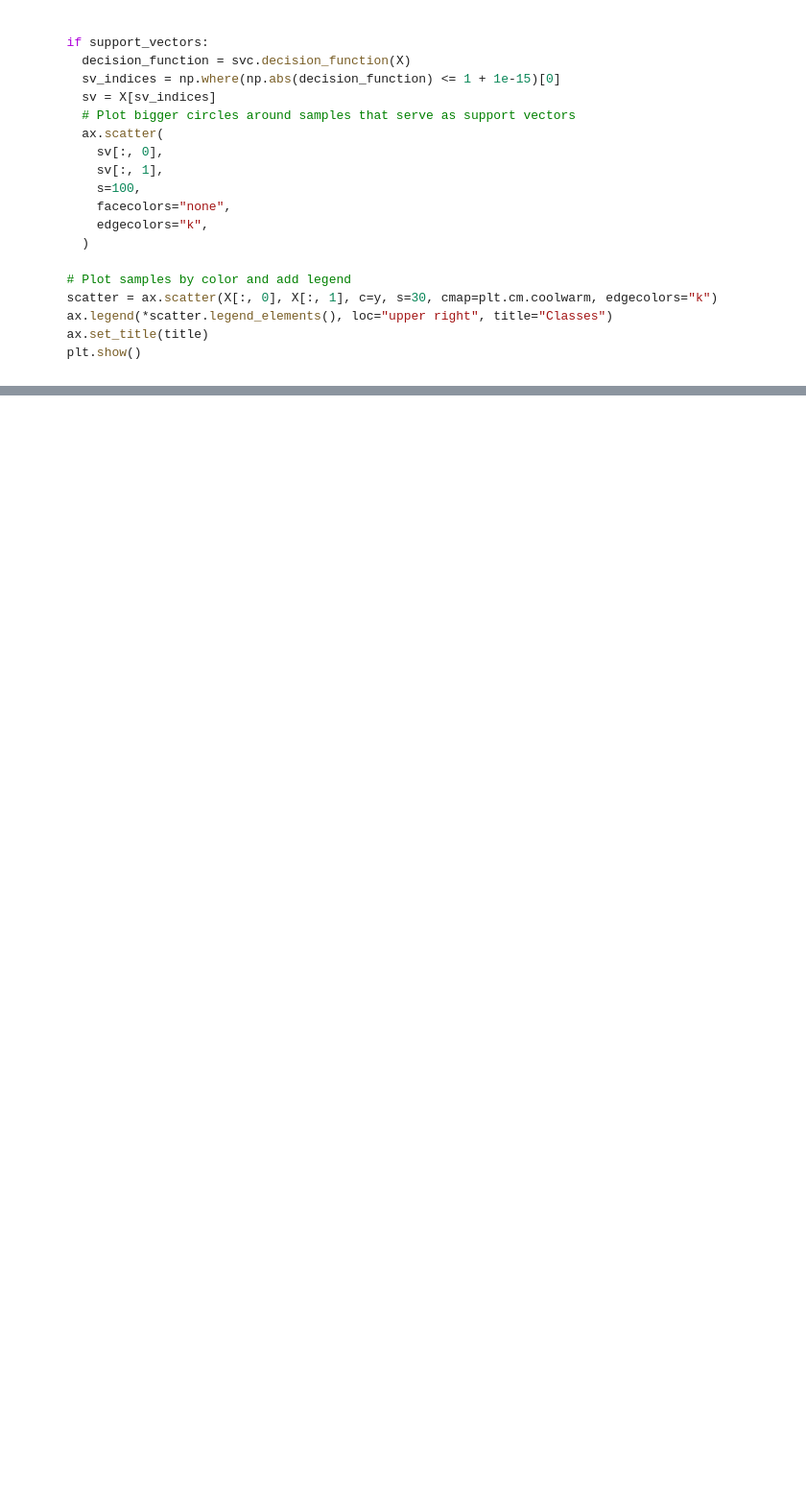
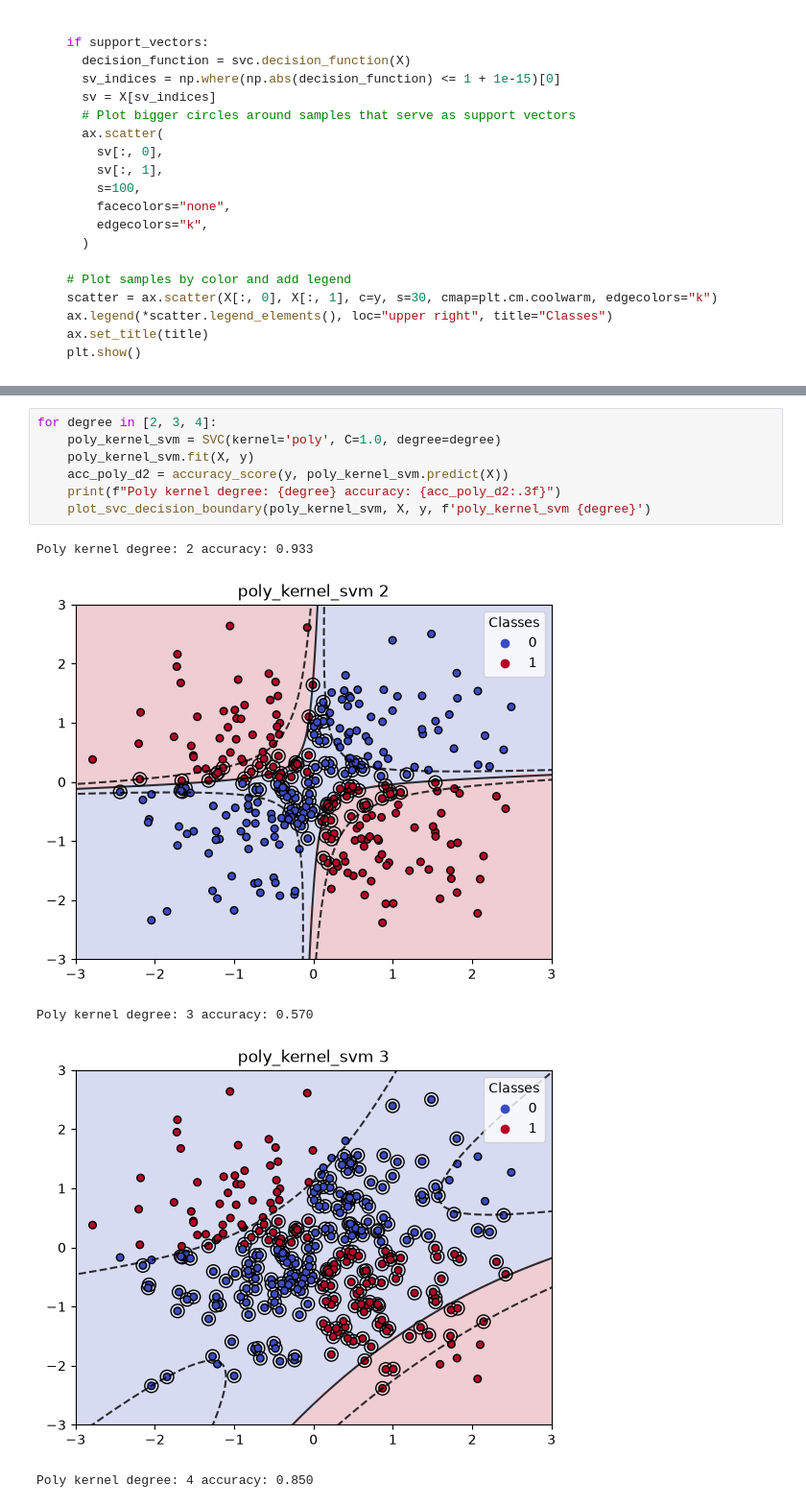
Before and after one commit to WaroonRagwongsiri/IntroMLHomework, a Jupyter notebook: Week6/W6-1_Support_Vector_Machine_(SVM).ipynb, the cells around one changed output, grey strips where cells are left out. Shown at 96% size. Saved outputs shown, nothing was run; the diff lists cells and outputs as text; blank space fills up the shorter version.

```diff
--- a/Week6/W6-1_Support_Vector_Machine_(SVM).ipynb
+++ b/Week6/W6-1_Support_Vector_Machine_(SVM).ipynb
@@ -624,0 +716,13 @@ def plot_svc_decision_boundary(svc, X, y, title=" Decision boundaries in SVC", s
+# %%
+for degree in [2, 3, 4]:
+	poly_kernel_svm = SVC(kernel='poly', C=1.0, degree=degree)
+	poly_kernel_svm.fit(X, y)
+	acc_poly_d2 = accuracy_score(y, poly_kernel_svm.predict(X))
+	print(f"Poly kernel degree: {degree} accuracy: {acc_poly_d2:.3f}")
+	plot_svc_decision_boundary(poly_kernel_svm, X, y, f'poly_kernel_svm {degree}')
+# %% [output]
+Poly kernel degree: 2 accuracy: 0.933
+[figure, added]
+Poly kernel degree: 3 accuracy: 0.570
+[figure, added]
+Poly kernel degree: 4 accuracy: 0.850
```
Also changed, not shown: parts of 13 cells of this notebook, 2 other files.
